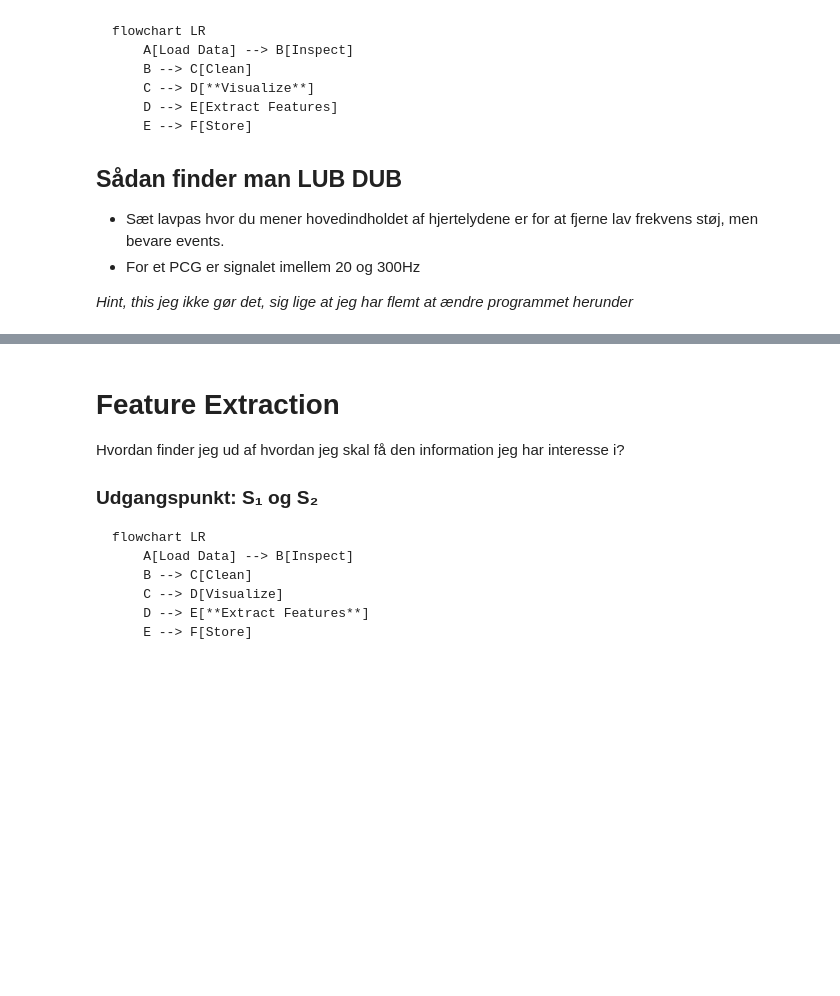
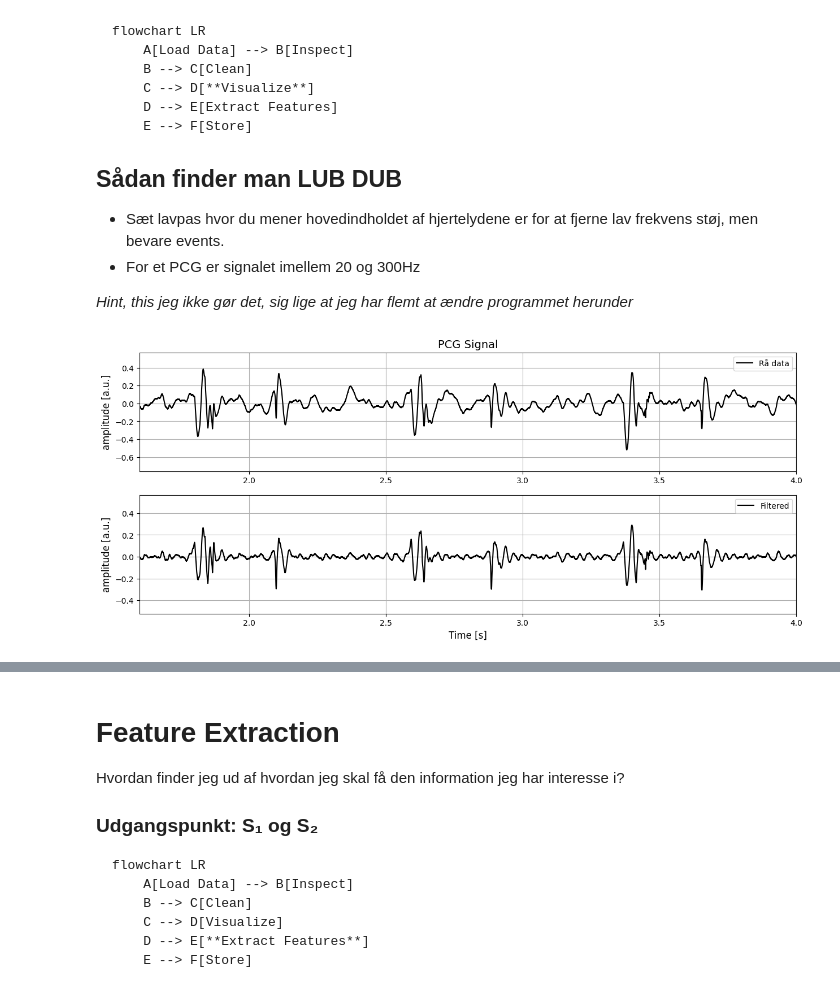
Before and after one commit to AAU-ST2-Programming/signals_2, a Jupyter notebook: signals_2_filtering.ipynb, the cells around one changed output, grey strips where cells are left out. Drawn from its saved outputs; the diff is of its cells as text; code cells hidden in the pictures; blank space fills up the shorter version.

```diff
--- a/signals_2_filtering.ipynb
+++ b/signals_2_filtering.ipynb
@@ -440,27 +472,30 @@ flowchart LR
 # %%
 
 from scipy.signal import butter, filtfilt
 fs=8000
 fc = 20
 
 # Butterworth zero-phase
-b, a = butter(2, fc, fs=fs, btype='lowpass') # type: ignore
+b, a = butter(2, fc, fs=fs, btype='highpass') # type: ignore
 lubdub = filtfilt(b, a, x)
 t_lubdub = np.linspace(0,len(lubdub)/fs, len(lubdub))
 # Visualize
 fig,axs = plt.subplots(2,1, figsize=(15 ,6))
 axs[0].plot(t, x, label='Rå data', color='black')
 axs[0].set_ylabel('amplitude [a.u.]')
 axs[0].legend()
-axs[1].plot(t_lubdub,lubdub, color='black')
+axs[1].plot(t_lubdub,lubdub, color='black', label="Filtered")
 axs[1].set_ylabel('amplitude [a.u.]')
 axs[0].set_title('PCG Signal')
 axs[1].set_xlabel('Time [s]')
+axs[1].legend()
 
 axs[1].set_xlim([1.6, 4])
 axs[0].set_xlim([1.6, 4])
 
 plt.show()
+# %% [output]
+[figure, added]
 # %%
 from IPython.display import Audio
 Audio(lubdub, rate=fs,normalize=True)
```
Also changed, not shown: parts of 15 cells of this notebook, 4 other files.
